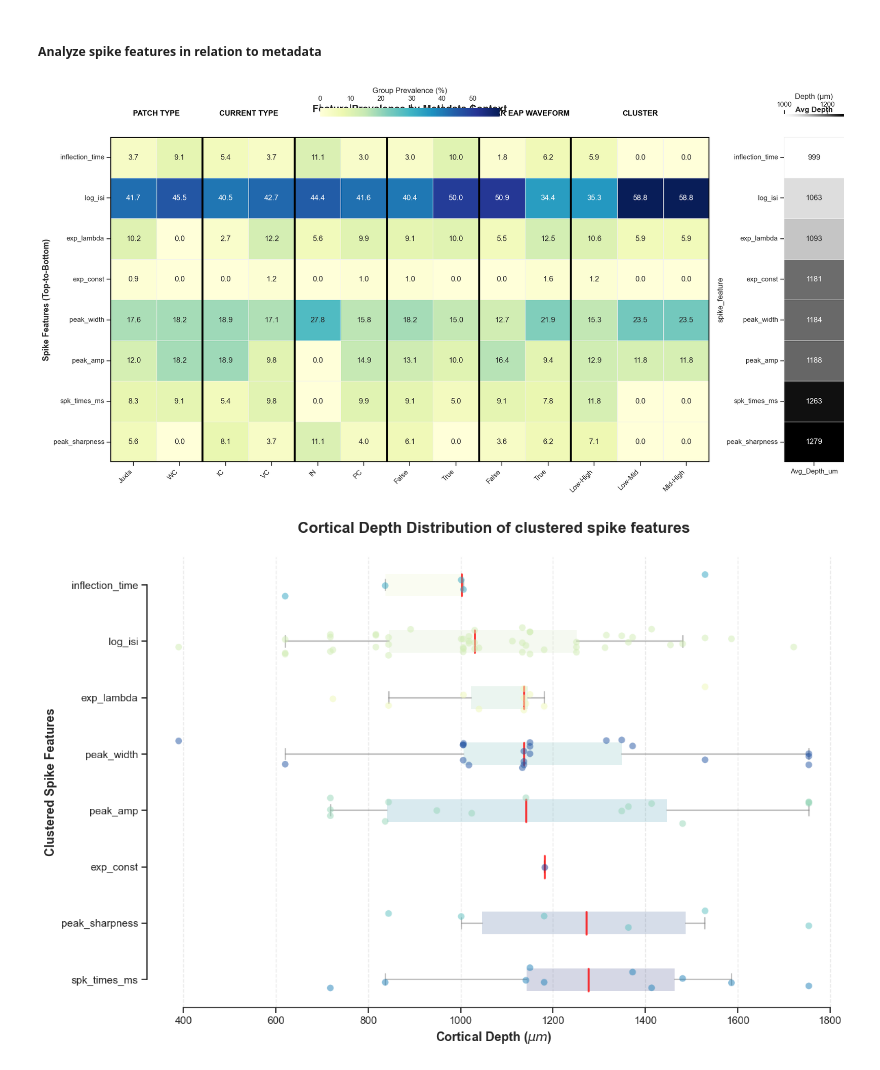
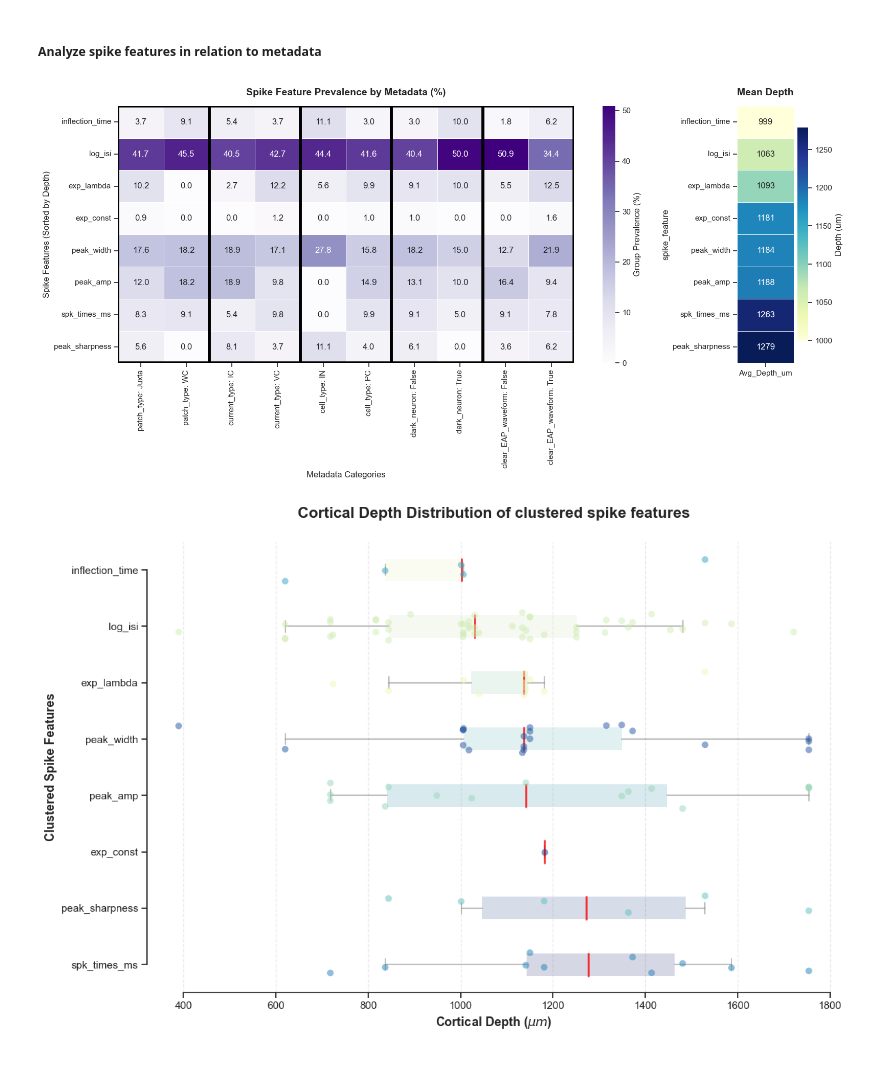
Before and after one commit to voytekresearch/spikewise, a Jupyter notebook: datasets/spe-1/spe1_patch_LFP_analysis/cluster_analyses/all_cluster_comparison.ipynb, the cells around one changed output. Cells and saved outputs as stored; diff of their text form; code cells hidden in the pictures.

Commit message:
add meta feature dependency

```diff
--- a/datasets/spe-1/spe1_patch_LFP_analysis/cluster_analyses/all_cluster_comparison.ipynb
+++ b/datasets/spe-1/spe1_patch_LFP_analysis/cluster_analyses/all_cluster_comparison.ipynb
@@ -96,77 +96,7 @@ plot_aggregated_spike_feat(df_master)
 # %% [markdown]
 ##### Analyze spike features in relation to metadata
 # %%
-import pandas as pd
-import seaborn as sns
-import matplotlib.pyplot as plt
-import matplotlib.patches as patches
-
-def plot_refined_master_metadata_map(df):
-    # 1. Identify Categorical Metadata
-    exclude = ['spike_feature', 'num_clusters', 'cos_sim', 'nRMSE', 'cell_id', 'cortical_depth', 'nRMSE_std', 'cos_sim_std']
-    meta_cols = [c for c in df.columns if c not in exclude]
-
-    # 2. Calculate Prevalence (%)
-    cat_data = []
-    meta_group_sizes = [] # Track how many categories are in each metadata group
-    for col in meta_cols:
-        counts = df.groupby(['spike_feature', col]).size().unstack(fill_value=0)
-        prevalence = (counts / counts.sum()) * 100
-        prevalence.columns = [f"{c}" for c in prevalence.columns] # Keep labels clean
-        cat_data.append(prevalence)
-        meta_group_sizes.append(len(prevalence.columns))
-
-    # 3. Prep Depth and Sort
-    depth_stats = df.groupby('spike_feature')['cortical_depth'].mean().to_frame()
-    depth_stats.columns = ['Avg_Depth_um']
-
-    master_matrix = pd.concat(cat_data + [depth_stats], axis=1).fillna(0)
-    master_matrix = master_matrix.sort_values(by='Avg_Depth_um')
-
-    # 4. Plotting Setup
-    fig_height = max(10, len(master_matrix) * 0.6)
-    fig, (ax1, ax2) = plt.subplots(1, 2, figsize=(18, fig_height),
-                                   gridspec_kw={'width_ratios': [8, 0.8]})
-
-    # 5. Main Prevalence Heatmap
-    sns.heatmap(master_matrix.drop(columns=['Avg_Depth_um']),
-                annot=True, fmt=".1f", cmap="YlGnBu", ax=ax1,
-                cbar_kws={'label': 'Group Prevalence (%)', 'location': 'top', 'shrink': 0.3},
-                linewidths=0.5, linecolor='#f0f0f0')
-
-    # 6. Depth Heatmap (Deeper = Darker)
-    sns.heatmap(master_matrix[['Avg_Depth_um']],
-                annot=True, fmt=".0f", cmap="Greys", ax=ax2,
-                cbar_kws={'label': 'Depth (μm)', 'location': 'top', 'shrink': 1.0},
-                linewidths=0.5, linecolor='#f0f0f0')
-
-    # 7. ADD THICK BORDERS / JOINING GROUPS
-    current_col_idx = 0
-    for i, size in enumerate(meta_group_sizes):
-        # Draw a thick rectangle around the metadata group columns
-        rect = patches.Rectangle(
-            (current_col_idx, 0), size, len(master_matrix),
-            linewidth=3, edgecolor='black', facecolor='none', zorder=10
-        )
-        ax1.add_patch(rect)
-
-        # Add a top label to "Join" the category names
-        ax1.text(current_col_idx + size/2, -0.5, meta_cols[i].replace('_', ' ').upper(),
-                 ha='center', va='bottom', fontweight='bold', fontsize=12, color='black')
-
-        current_col_idx += size
-
-    # Formatting
-    ax1.set_title('Feature Prevalence by Metadata Context', fontweight='bold', fontsize=16, pad=40)
-    ax2.set_title('Avg Depth', fontweight='bold', fontsize=12, pad=40)
-    ax1.set_ylabel('Spike Features (Top-to-Bottom)', fontsize=13, fontweight='bold')
-    ax1.set_xticklabels(ax1.get_xticklabels(), rotation=45, ha='right')
-
-    plt.tight_layout()
-    plt.show()
-
-# Run the final layout
-plot_refined_master_metadata_map(df_master)
+plot_meta_spk_feature_dependency(df_master)
 # %% [output]
-[figure, old version]
+[figure, new version]
 # %%
```
Also changed, not shown: parts of 1 cell of this notebook, 1 other file.
